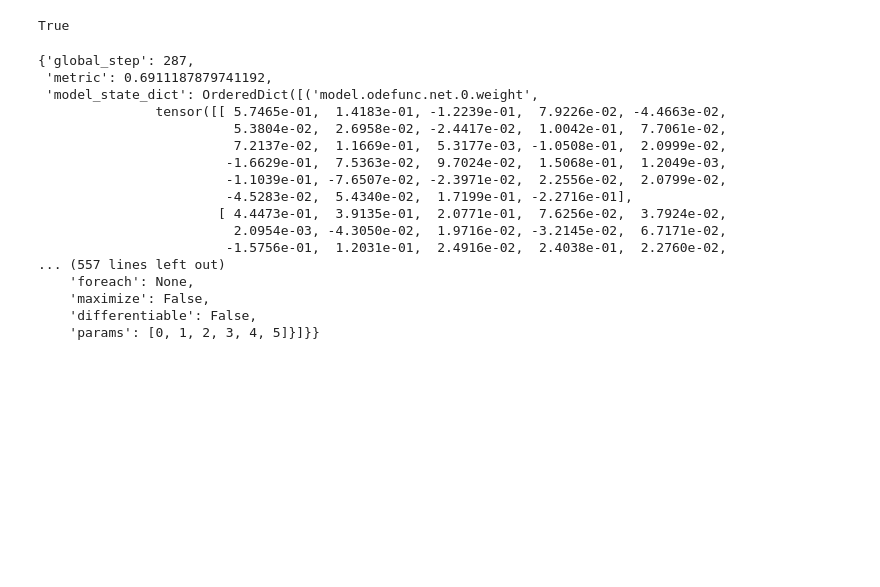
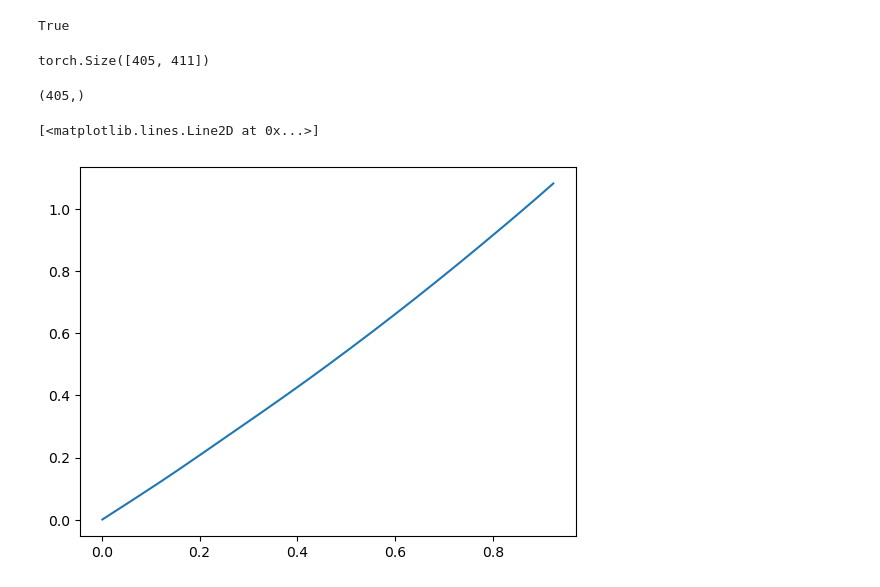
Before and after one commit to keyyyyyx/SODEN, a Jupyter notebook: testFuncs.ipynb, the cells around one changed output. Cells and saved outputs as stored; diff of their text form; code cells hidden in the pictures; blank space fills up the shorter version.

Commit message:
test model ouputs

```diff
--- a/testFuncs.ipynb
+++ b/testFuncs.ipynb
@@ -722,23 +722,19 @@ torch.cuda.is_available()
 # %% [output]
 True
 # %%
-model = torch.load("data/support/models/best_ckpt__ode__support__rec_mlp__0__split_1__seed_1.pt")
-model
+model = torch.load("data/metabric/models/best_ckpt__ode__metabric__rec_mlp__0__split_1__seed_1.pt")
+outputs = model["model_output"]
+eval_t = outputs["eval_t"]
+survival_seqs = outputs["survival_seqs"]
+cum_hazard_seqs = outputs["cum_hazard_seqs"]
+cum_hazard_seqs.shape
 # %% [output]
-{'global_step': 287,
- 'metric': 0.6911187879741192,
- 'model_state_dict': OrderedDict([('model.odefunc.net.0.weight',
-               tensor([[ 5.7465e-01,  1.4183e-01, -1.2239e-01,  7.9226e-02, -4.4663e-02,
-                         5.3804e-02,  2.6958e-02, -2.4417e-02,  1.0042e-01,  7.7061e-02,
-                         7.2137e-02,  1.1669e-01,  5.3177e-03, -1.0508e-01,  2.0999e-02,
-                        -1.6629e-01,  7.5363e-02,  9.7024e-02,  1.5068e-01,  1.2049e-03,
-                        -1.1039e-01, -7.6507e-02, -2.3971e-02,  2.2556e-02,  2.0799e-02,
-                        -4.5283e-02,  5.4340e-02,  1.7199e-01, -2.2716e-01],
-                       [ 4.4473e-01,  3.9135e-01,  2.0771e-01,  7.6256e-02,  3.7924e-02,
-                         2.0954e-03, -4.3050e-02,  1.9716e-02, -3.2145e-02,  6.7171e-02,
-                        -1.5756e-01,  1.2031e-01,  2.4916e-02,  2.4038e-01,  2.2760e-02,
-... (557 lines left out)
-    'foreach': None,
-    'maximize': False,
-    'differentiable': False,
-    'params': [0, 1, 2, 3, 4, 5]}]}}
+torch.Size([405, 411])
+# %%
+eval_t = eval_t.cpu().detach().numpy()
+eval_t.shape
+# %% [output]
+(405,)
+# %%
+last_cum_hazard_seq = cum_hazard_seqs[:,410]
+last_cum_hazard_seq = last_cum_hazard_seq.cpu().detach().numpy()
@@ -744,0 +743,5 @@ model
+# %%
+plt.plot(eval_t, last_cum_hazard_seq)
+# %% [output]
+[<matplotlib.lines.Line2D at 0x...>]
+[figure, added]
```
Also changed, not shown: parts of 8 cells of this notebook, 10 other files.
